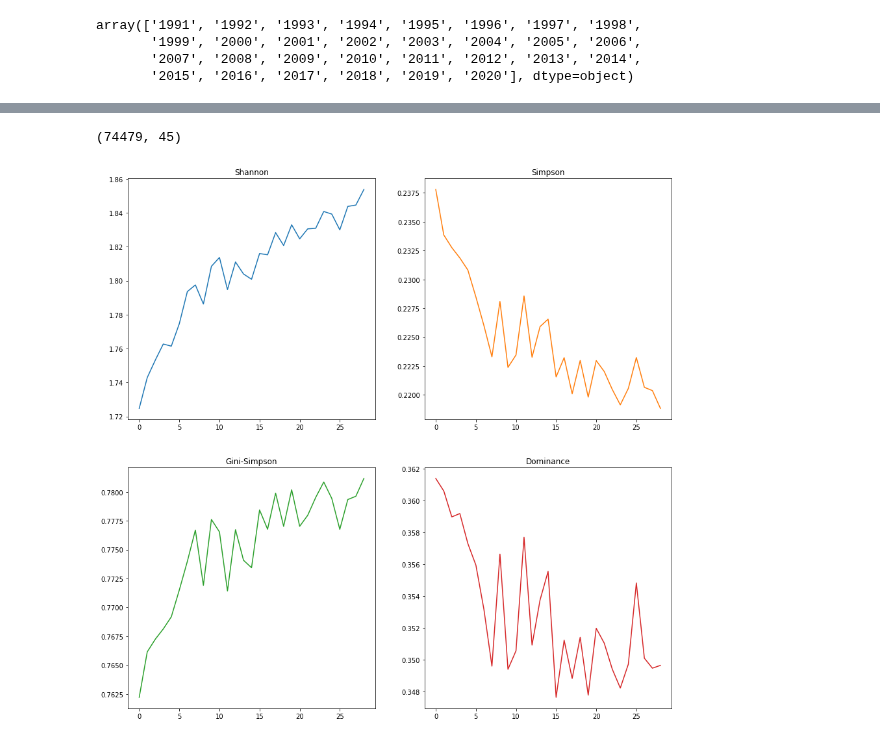
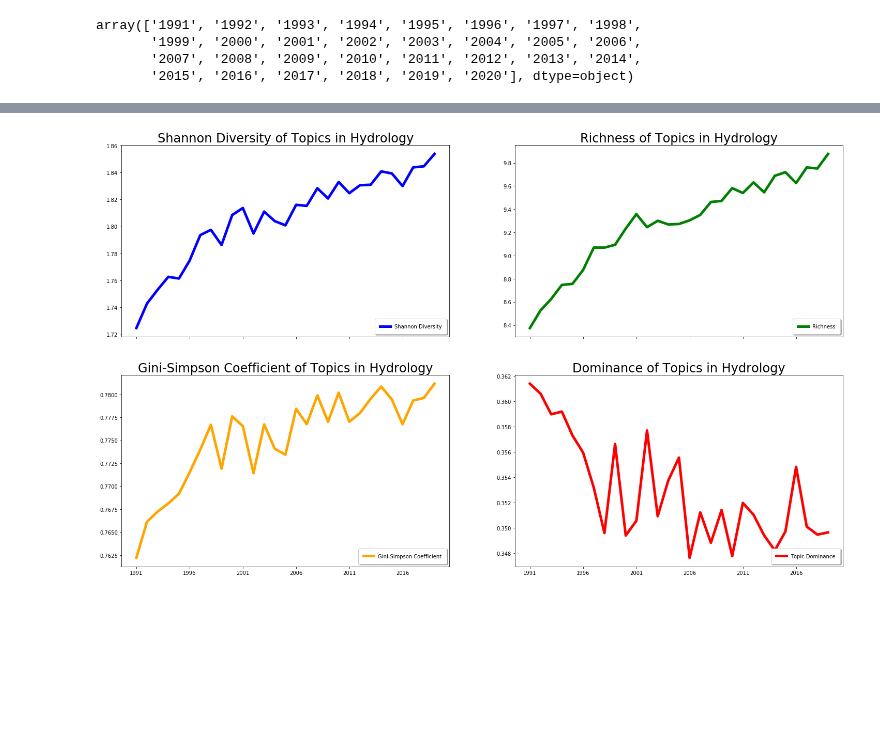
Before and after one commit to mashrekur/topic_modeling_hydrology, a Jupyter notebook: diversity_analysis.ipynb, the cells around one changed output, grey strips where cells are left out. Cells and saved outputs as stored; diff of their text form; code cells hidden in the pictures; blank space fills up the shorter version.

Commit message:
added diversity analyses

```diff
--- a/diversity_analysis.ipynb
+++ b/diversity_analysis.ipynb
@@ -179,65 +172,72 @@ def calc_entropy(pmf):
     return -np.nansum(pmf * np.log(pmf)) #code implementation of entropy equation
 # %%
 # topic_distributions = np.where(topic_distributions == 0, 0.000000001, topic_distributions)
-# %%
-topic_distributions.shape
-# %% [output]
-(74479, 45)
 # %%
 # Diversity of corpus
-diversity_metrics = ['shannon', 'simpson', 'gini-simpson', 'dominance', 'even']
+diversity_metrics = ['shannon', 'simpson', 'gini-simpson', 'dominance', 'even','spRich']
 # corpus_diversity = pd.DataFrame(index = years, columns = diversity_metrics)
 
 shannon_diversity = {}
-simpson_diversity = {}
+richness = {}
 gini_diversity = {}
 dominance = {}
 evenness = {}
 shannon_diversity_mean = []
-simpson_diversity_mean = []
+richness_mean = []
 gini_diversity_mean = []
 dominance_mean = []
 evenness_mean = []
 t_test = []
 
 
 for y, year in enumerate(years):
     topic_distributions_year = topic_distributions[corpus_df['Year'] == year,:]
 
     shannon_diversity[year] = ep.diversity(topic_distributions_year, method = 'shannon', breakNA=False, num_equiv=False)
-    simpson_diversity[year] = ep.diversity(topic_distributions_year, method = 'simpson', breakNA=False, num_equiv=False)
+    richness[year] = ep.diversity(topic_distributions_year, method = 'spRich', breakNA=False, num_equiv=False)
     gini_diversity[year] = ep.diversity(topic_distributions_year, method = 'gini-simpson', breakNA=False, num_equiv=False)
     dominance[year] = ep.diversity(topic_distributions_year, method = 'dominance', breakNA=False, num_equiv=False)
     evenness[year] = ep.diversity(topic_distributions_year, method = 'even', breakNA=False, num_equiv=False)
 
     shannon_diversity_mean.append(np.mean(shannon_diversity[year]))
-    simpson_diversity_mean.append(np.mean(simpson_diversity[year]))
+    richness_mean.append(np.mean(richness[year]))
     gini_diversity_mean.append(np.mean(gini_diversity[year]))
     dominance_mean.append(np.mean(dominance[year]))
     evenness_mean.append(np.mean(evenness[year]))
 
 #     if y > 0:
 # #         print((stats.ttest_ind(shannon_diversity[years[y]],shannon_diversity[years[y-1]])))
 #         t_test.append(stats.ttest_ind(shannon_diversity[years[y]],shannon_diversity[years[y-1]]))
 # #         print(t_test)
 
 # plt.plot(t_test[:])
 
 # plt.show()
 #         print(year, np.median(shannon_diversity[year]), np.mean(shannon_diversity[year]), np.std(shannon_diversity[year]))
 
-fig, axs = plt.subplots(2,2,figsize=(15,15))
-axs[0, 0].plot(shannon_diversity_mean[:-1])
-axs[0, 0].set_title('Shannon')
-axs[0, 1].plot(simpson_diversity_mean[:-1], 'tab:orange')
-axs[0, 1].set_title('Simpson')
-axs[1, 0].plot(gini_diversity_mean[:-1],'tab:green')
-axs[1, 0].set_title('Gini-Simpson')
-axs[1, 1].plot(dominance_mean[:-1], 'tab:red')
-axs[1, 1].set_title('Dominance')
+fig, axs = plt.subplots(2,2,figsize=(25,15),sharex=True,sharey = False)
+
+axs[0, 0].plot(years[:-1], shannon_diversity_mean[:-1], color = 'blue', label = 'Shannon Diversity',linewidth = 5)
+axs[0, 0].set_title('Shannon Diversity of Topics in Hydrology',size=24)
+
+axs[0, 1].plot(years[:-1], richness_mean[:-1], color = 'green', label = 'Richness',linewidth = 5)
+axs[0, 1].set_title('Richness of Topics in Hydrology',size=24)
+
+axs[1, 0].plot(years[:-1], gini_diversity_mean[:-1], color = 'orange', label = 'Gini-Simpson Coefficient',linewidth = 5)
+axs[1, 0].set_title('Gini-Simpson Coefficient of Topics in Hydrology',size=24)
+
+axs[1, 1].plot(years[:-1], dominance_mean[:-1], color = 'red', label = 'Topic Dominance',linewidth = 5)
+axs[1, 1].set_title('Dominance of Topics in Hydrology',size=24)
+
+axs[0,0].legend(loc='lower right', fancybox=True, framealpha=1, shadow=True, borderpad=1)
+axs[0,1].legend(loc='lower right', fancybox=True, framealpha=1, shadow=True, borderpad=1)
+axs[1,0].legend(loc='lower right', fancybox=True, framealpha=1, shadow=True, borderpad=1)
+axs[1,1].legend(loc='lower right', fancybox=True, framealpha=1, shadow=True, borderpad=1)
 
 
+plt.xticks(years[0::5])
+
 plt.savefig('figures/diversity_year_mean.png')
 # %% [output]
-[figure, old version]
+[figure, new version]
 # %%
```
Also changed, not shown: parts of 12 cells of this notebook, 6 other files.
